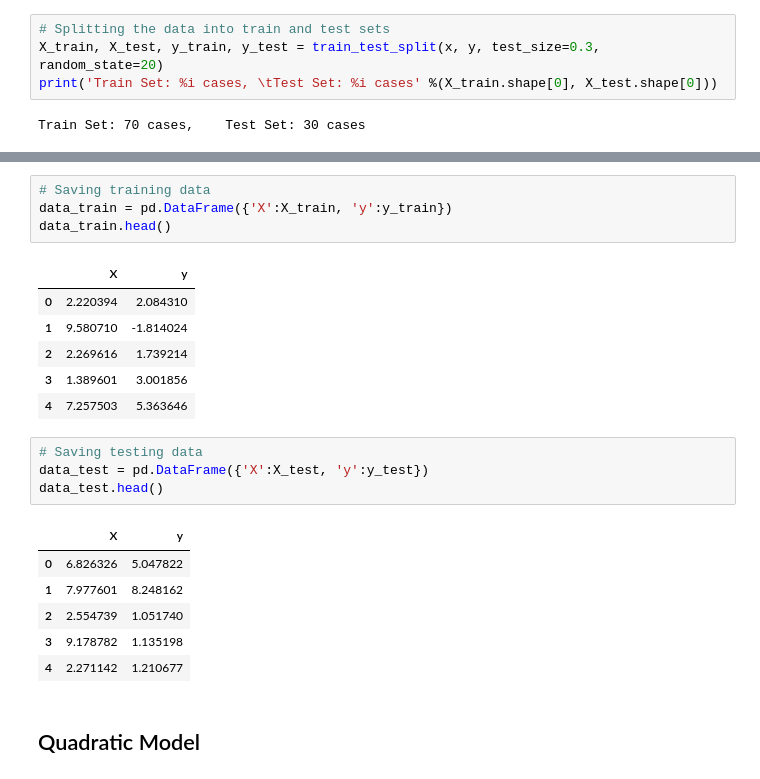
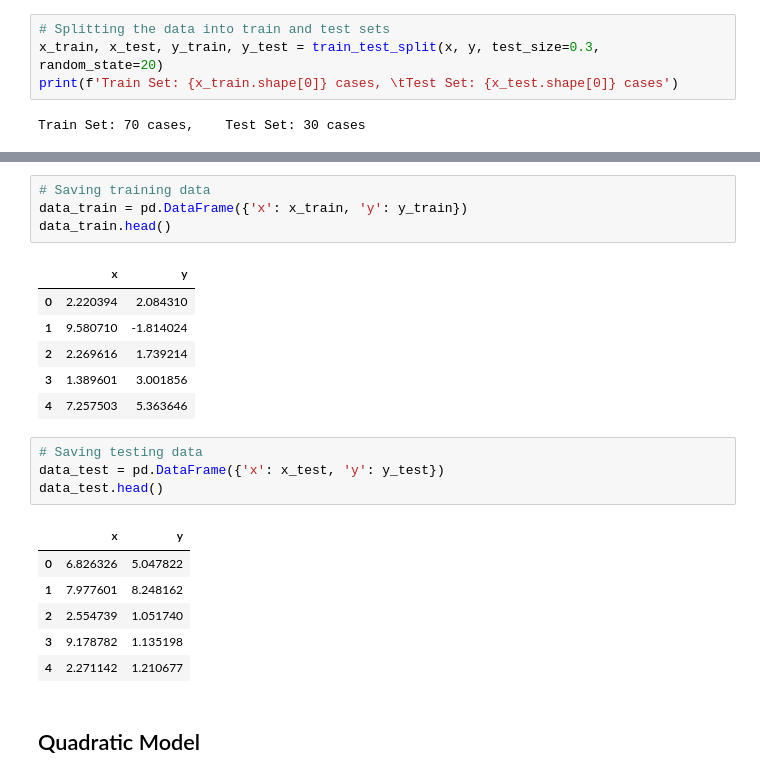
Before and after one commit to Goliath-Research/Machine-Learning, a Jupyter notebook: Regression/2-PolReg.ipynb, the cells around one changed output, grey strips where cells are left out. Cells and saved outputs as stored; diff of their text form.

```diff
--- a/Regression/2-PolReg.ipynb
+++ b/Regression/2-PolReg.ipynb
@@ -58,8 +57,8 @@ sns.scatterplot(x=x, y=y, s=70, color='cornflowerblue').set_title("Simulated Dat
 [figure]
 # %%
 # Splitting the data into train and test sets
-X_train, X_test, y_train, y_test = train_test_split(x, y, test_size=0.3, random_state=20)
-print('Train Set: %i cases, \tTest Set: %i cases' %(X_train.shape[0], X_test.shape[0]))
+x_train, x_test, y_train, y_test = train_test_split(x, y, test_size=0.3, random_state=20)
+print(f'Train Set: {x_train.shape[0]} cases, \tTest Set: {x_test.shape[0]} cases')
 # %% [output]
 Train Set: 70 cases,    Test Set: 30 cases
 # %%
@@ -70,10 +69,10 @@ sns.scatterplot(x=X_test, y=y_test,   s=70, color='darkblue',       label='Testi
 [figure]
 # %%
 # Saving training data
-data_train = pd.DataFrame({'X':X_train, 'y':y_train})
+data_train = pd.DataFrame({'x': x_train, 'y': y_train})
 data_train.head()
 # %% [output]
-|  | X | y |
+|  | x | y |
 | 0 | 2.220394 | 2.084310 |
 | 1 | 9.580710 | -1.814024 |
 | 2 | 2.269616 | 1.739214 |
@@ -81,10 +80,10 @@ data_train.head()
 | 4 | 7.257503 | 5.363646 |
 # %%
 # Saving testing data
-data_test = pd.DataFrame({'X':X_test, 'y':y_test})
+data_test = pd.DataFrame({'x': x_test, 'y': y_test})
 data_test.head()
 # %% [output]
-|  | X | y |
+|  | x | y |
 | 0 | 6.826326 | 5.047822 |
 | 1 | 7.977601 | 8.248162 |
 | 2 | 2.554739 | 1.051740 |
```
Also changed, not shown: parts of 25 cells of this notebook.
